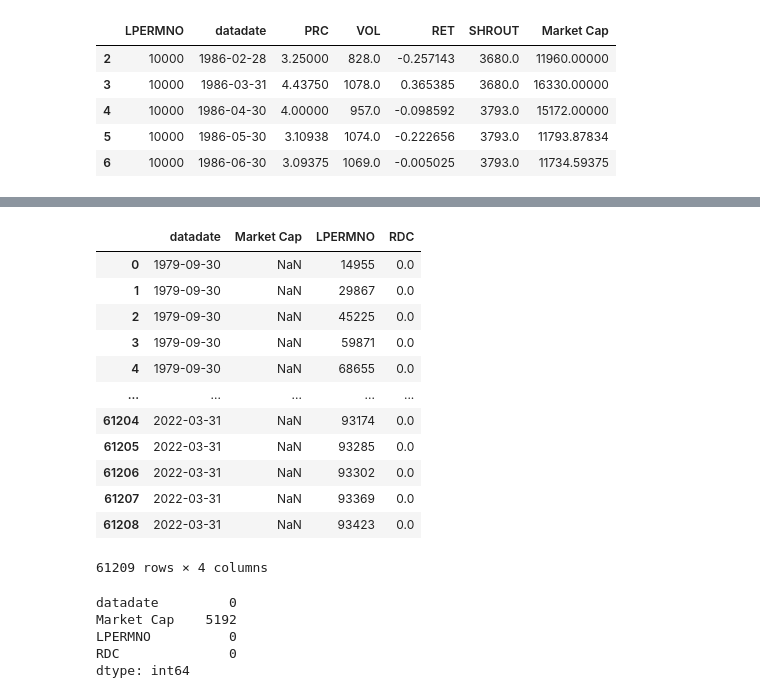
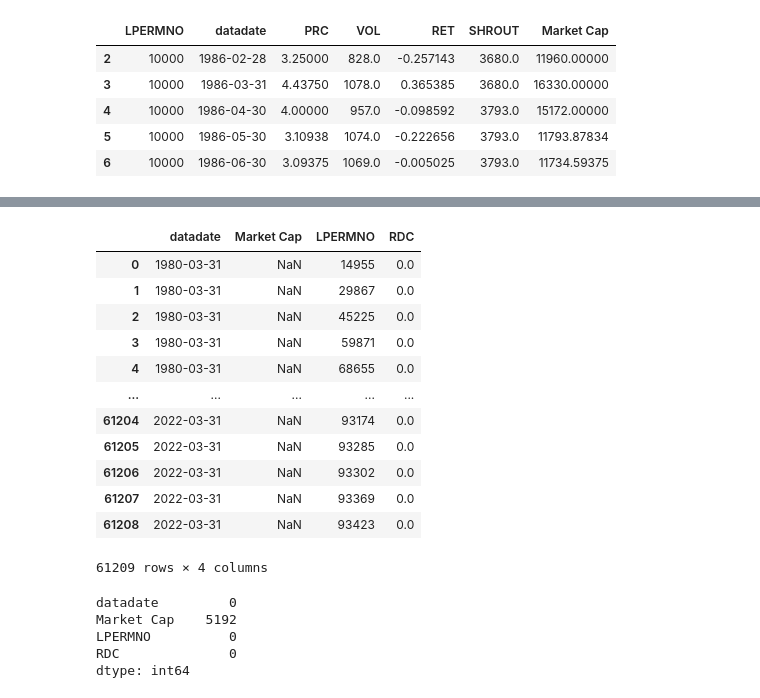
Before and after one commit to AmritSd/Does_R-D_Matter, a Jupyter notebook: rudra_rd_trading.ipynb, the cells around one changed output, grey strips where cells are left out. Saved outputs shown, nothing was run; the diff lists cells and outputs as text; code cells hidden in the pictures.

```diff
--- a/rudra_rd_trading.ipynb
+++ b/rudra_rd_trading.ipynb
@@ -222,5 +223,5 @@ merged_rd = pd.merge(stocks[["datadate", "Market Cap", "LPERMNO"]], rd_firms, on
 # %%
-merged_non_rd = pd.merge(stocks[["datadate", "Market Cap", "LPERMNO"]], non_rd_firms, on = ["LPERMNO", "datadate"], how="right")
+non_rd_firms = pd.merge(stocks[["datadate", "Market Cap", "LPERMNO"]], non_rd_firms_fund, on = ["LPERMNO", "datadate"], how="right")
 # %%
 non_rd_firms.shape
 # %% [output]
@@ -228,17 +229,17 @@ non_rd_firms.shape
-# %%
-merged_non_rd
-# %% [output]
-|  | datadate | Market Cap | LPERMNO | RDC |
-| 0 | 1979-09-30 | NaN | 14955 | 0.0 |
-| 1 | 1979-09-30 | NaN | 29867 | 0.0 |
-| 2 | 1979-09-30 | NaN | 45225 | 0.0 |
-| 3 | 1979-09-30 | NaN | 59871 | 0.0 |
-| 4 | 1979-09-30 | NaN | 68655 | 0.0 |
-| ... | ... | ... | ... | ... |
-| 61204 | 2022-03-31 | NaN | 93174 | 0.0 |
-| 61205 | 2022-03-31 | NaN | 93285 | 0.0 |
-| 61206 | 2022-03-31 | NaN | 93302 | 0.0 |
-| 61207 | 2022-03-31 | NaN | 93369 | 0.0 |
-| 61208 | 2022-03-31 | NaN | 93423 | 0.0 |
-61209 rows × 4 columns
+# %%
+non_rd_firms
+# %% [output]
+|  | datadate | Market Cap | LPERMNO | RDC |
+| 0 | 1980-03-31 | NaN | 14955 | 0.0 |
+| 1 | 1980-03-31 | NaN | 29867 | 0.0 |
+| 2 | 1980-03-31 | NaN | 45225 | 0.0 |
+| 3 | 1980-03-31 | NaN | 59871 | 0.0 |
+| 4 | 1980-03-31 | NaN | 68655 | 0.0 |
+| ... | ... | ... | ... | ... |
+| 61204 | 2022-03-31 | NaN | 93174 | 0.0 |
+| 61205 | 2022-03-31 | NaN | 93285 | 0.0 |
+| 61206 | 2022-03-31 | NaN | 93302 | 0.0 |
+| 61207 | 2022-03-31 | NaN | 93369 | 0.0 |
+| 61208 | 2022-03-31 | NaN | 93423 | 0.0 |
+61209 rows × 4 columns
 # %%
```
Also changed, not shown: parts of 15 cells of this notebook, 1 other file.
